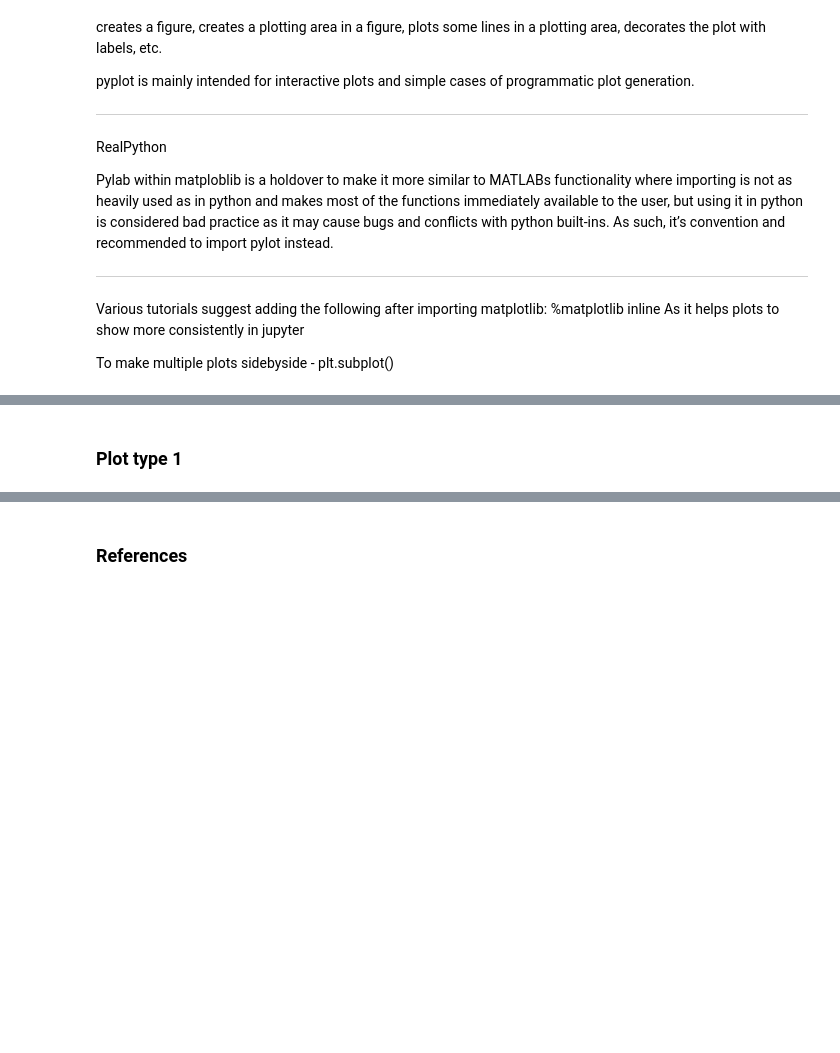
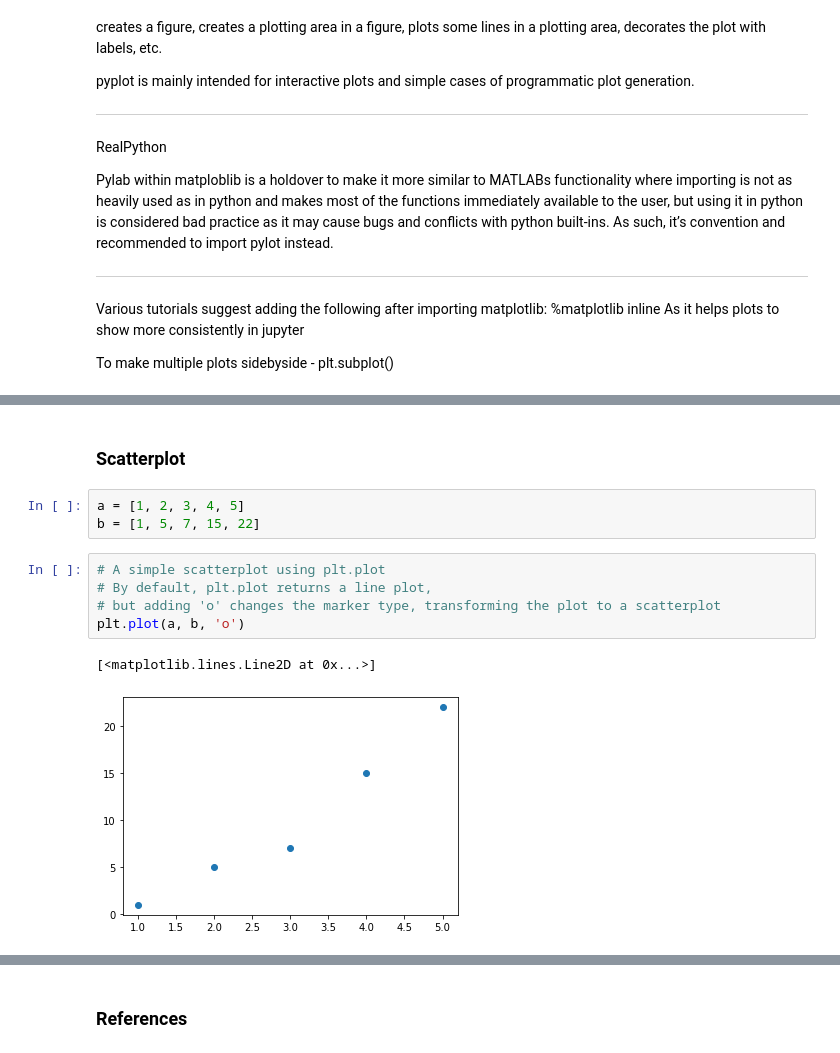
Before and after one commit to andrewjscott/Fundamentals-of-Data-Analysis-Assignment, a Jupyter notebook: pyplot.ipynb, the cells around one changed output, grey strips where cells are left out. Cells and saved outputs as stored; diff of their text form; blank space fills up the shorter version.

Commit message:
Adding code for plots

```diff
--- a/pyplot.ipynb
+++ b/pyplot.ipynb
@@ -79,2 +102,13 @@ To make multiple plots sidebyside - plt.subplot()
 # %% [markdown]
-### Plot type 1
+### Scatterplot
+# %%
+a = [1, 2, 3, 4, 5]
+b = [1, 5, 7, 15, 22]
+# %%
+# A simple scatterplot using plt.plot
+# By default, plt.plot returns a line plot,
+# but adding 'o' changes the marker type, transforming the plot to a scatterplot
+plt.plot(a, b, 'o')
+# %% [output]
+[<matplotlib.lines.Line2D at 0x...>]
+[figure, added]
```
Also changed, not shown: parts of 14 cells of this notebook, 1 other file.
